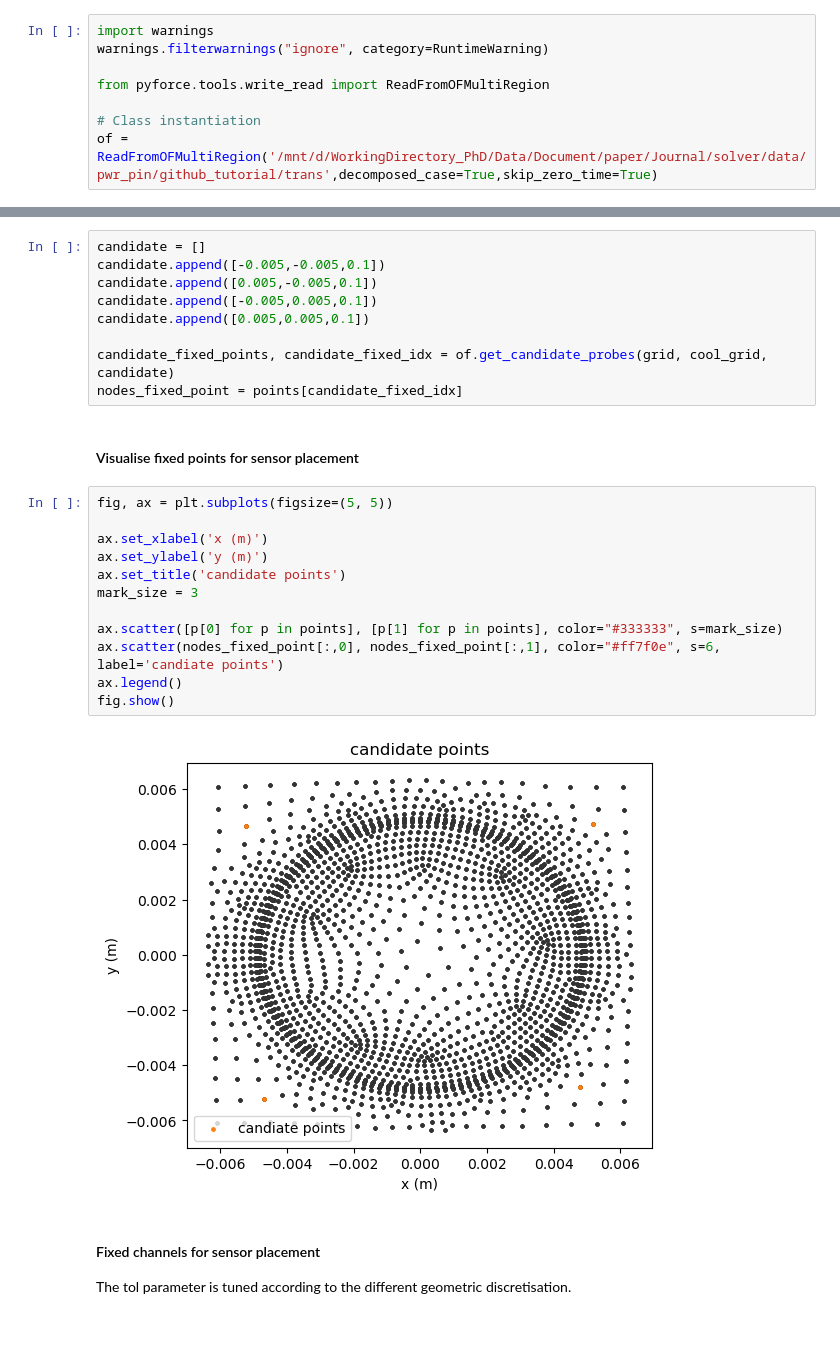
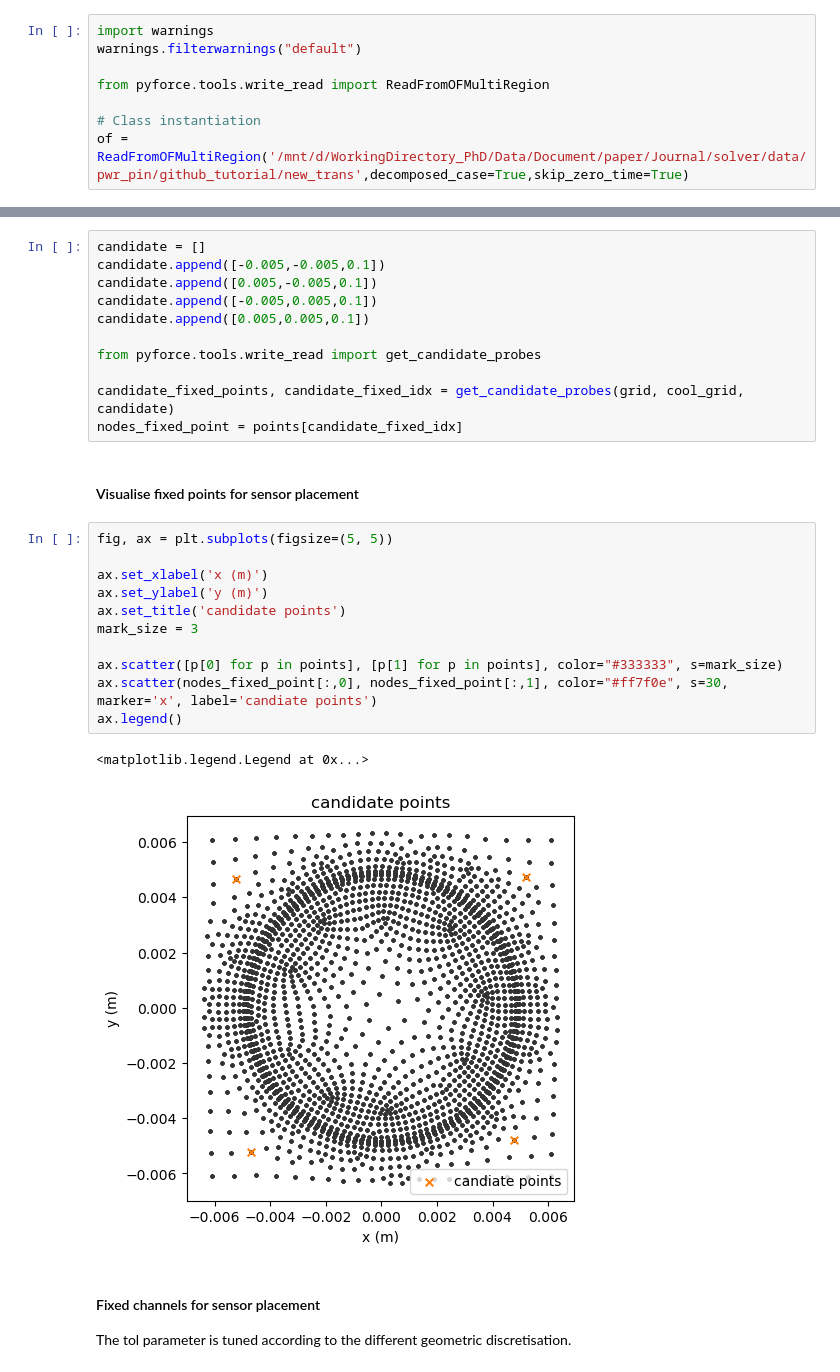
Before and after one commit to ERMETE-Lab/ROSE-pyforce, a Jupyter notebook: docs/Tutorials/Advanced/09_multi-region.ipynb, the cells around one changed output, grey strips where cells are left out. Cells and saved outputs as stored; diff of their text form; blank space fills up the shorter version.

```diff
--- a/docs/Tutorials/Advanced/09_multi-region.ipynb
+++ b/docs/Tutorials/Advanced/09_multi-region.ipynb
@@ -22,12 +21,12 @@ The dataset used in this tutorial focuses on the fast neutron flux, generated by
 First, let's import the ReadFromOFMultiRegion class from the pyforce module and instantiate it. Here, we directly read from processor* decomposed files, switching decomposed_case to 'True'. This way can avoid "reconstructPar" operation in OpenFOAM, saving cost.
 # %%
 import warnings
-warnings.filterwarnings("ignore", category=RuntimeWarning)
+warnings.filterwarnings("default")
 
 from pyforce.tools.write_read import ReadFromOFMultiRegion
 
 # Class instantiation
-of = ReadFromOFMultiRegion('/mnt/d/WorkingDirectory_PhD/Data/Document/paper/Journal/solver/data/pwr_pin/github_tutorial/trans',decomposed_case=True,skip_zero_time=True)
+of = ReadFromOFMultiRegion('/mnt/d/WorkingDirectory_PhD/Data/Document/paper/Journal/solver/data/pwr_pin/github_tutorial/new_trans',decomposed_case=True,skip_zero_time=True)
 # %% [output]
 Case Type decomposed
 # %% [markdown]
@@ -294,24 +298,26 @@ candidate.append([0.005,-0.005,0.1])
 candidate.append([-0.005,0.005,0.1])
 candidate.append([0.005,0.005,0.1])
 
-candidate_fixed_points, candidate_fixed_idx = of.get_candidate_probes(grid, cool_grid, candidate)
+from pyforce.tools.write_read import get_candidate_probes
+
+candidate_fixed_points, candidate_fixed_idx = get_candidate_probes(grid, cool_grid, candidate)
 nodes_fixed_point = points[candidate_fixed_idx]
 # %% [markdown]
 #### Visualise fixed points for sensor placement
 # %%
 fig, ax = plt.subplots(figsize=(5, 5))
 
 ax.set_xlabel('x (m)')
 ax.set_ylabel('y (m)')
 ax.set_title('candidate points')
 mark_size = 3
 
 ax.scatter([p[0] for p in points], [p[1] for p in points], color="#333333", s=mark_size)
-ax.scatter(nodes_fixed_point[:,0], nodes_fixed_point[:,1], color="#ff7f0e", s=6, label='candiate points')
+ax.scatter(nodes_fixed_point[:,0], nodes_fixed_point[:,1], color="#ff7f0e", s=30, marker='x', label='candiate points')
 ax.legend()
-fig.show()
 # %% [output]
+<matplotlib.legend.Legend at 0x...>
-[figure, old version]
+[figure, new version]
 # %% [markdown]
 #### Fixed channels for sensor placement
 The tol parameter is tuned according to the different geometric discretisation.
```
Also changed, not shown: parts of 21 cells of this notebook.
